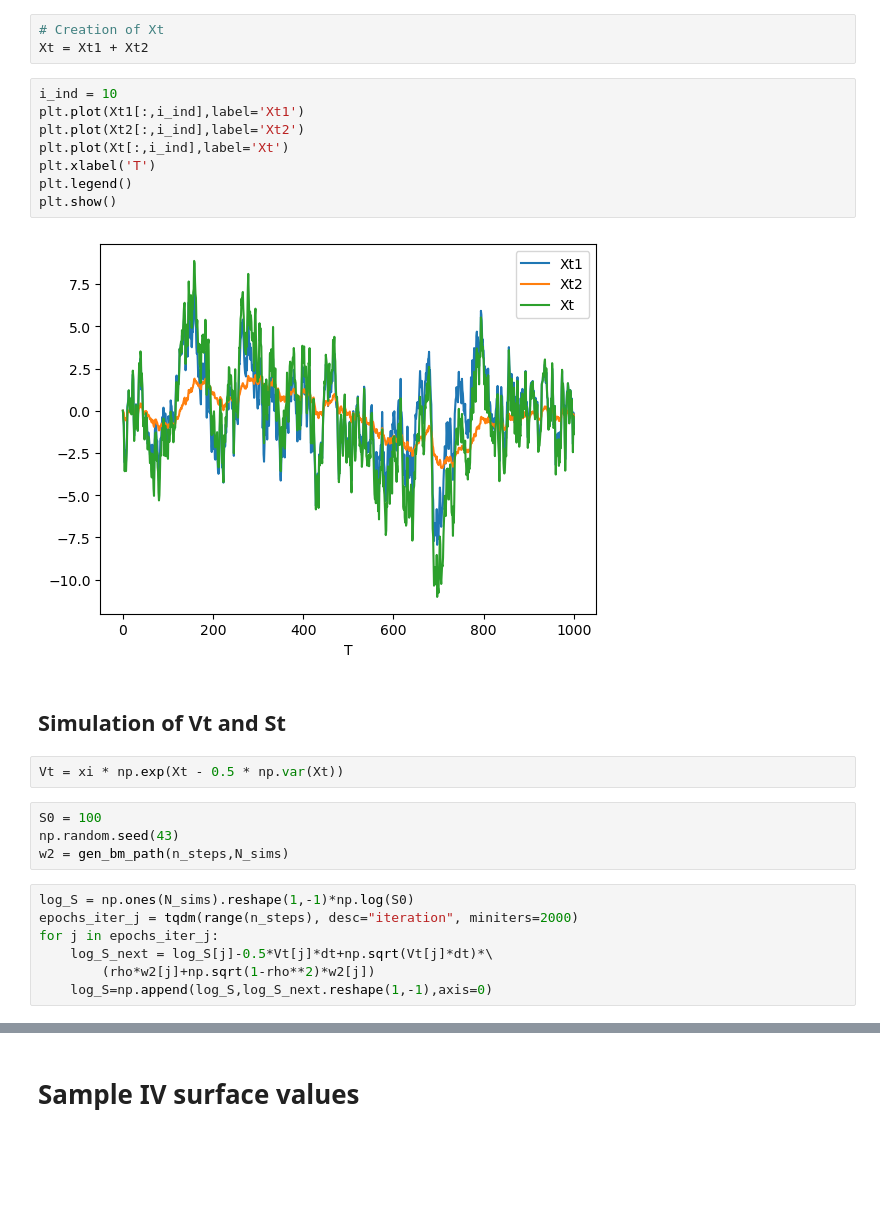
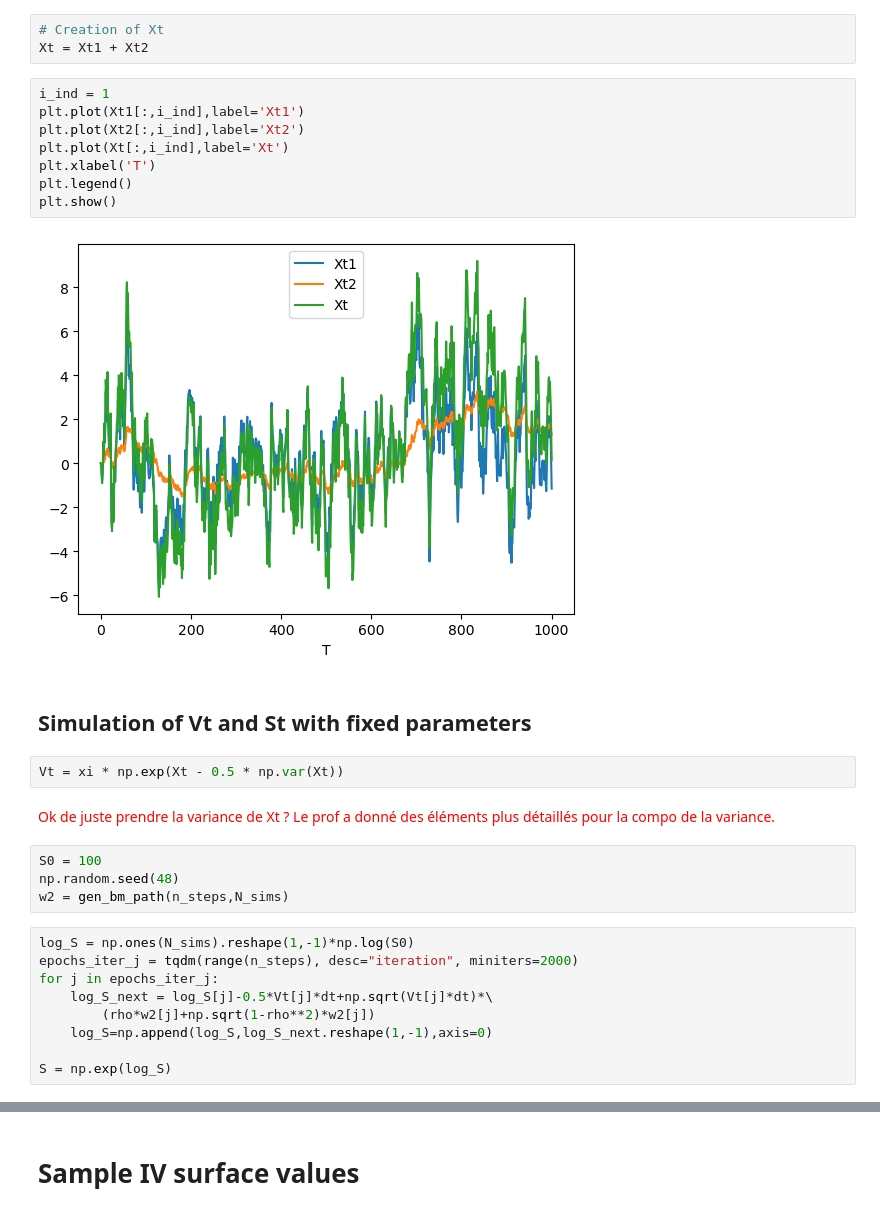
Before and after one commit to pottierc/Project_2f_bergomi, a Jupyter notebook: 01. Working_Space/Project_2f_bergomi.ipynb, the cells around one changed output, grey strips where cells are left out. Cells and saved outputs as stored; diff of their text form; blank space fills up the shorter version.

```diff
--- a/01. Working_Space/Project_2f_bergomi.ipynb
+++ b/01. Working_Space/Project_2f_bergomi.ipynb
@@ -131,22 +150,24 @@ Xt2 = eta_2*Xt2
 # Creation of Xt
 Xt = Xt1 + Xt2
 # %%
-i_ind = 10
+i_ind = 1
 plt.plot(Xt1[:,i_ind],label='Xt1')
 plt.plot(Xt2[:,i_ind],label='Xt2')
 plt.plot(Xt[:,i_ind],label='Xt')
 plt.xlabel('T')
 plt.legend()
 plt.show()
 # %% [output]
-[figure, old version]
+[figure, new version]
 # %% [markdown]
-## Simulation of Vt and St
+## Simulation of Vt and St with fixed parameters
 # %%
 Vt = xi * np.exp(Xt - 0.5 * np.var(Xt))
+# %% [markdown]
+<span style="color:red">Ok de juste prendre la variance de Xt ? Le prof a donné des éléments plus détaillés pour la compo de la variance.</span>
 # %%
 S0 = 100
-np.random.seed(43)
+np.random.seed(48)
 w2 = gen_bm_path(n_steps,N_sims)
 # %%
 log_S = np.ones(N_sims).reshape(1,-1)*np.log(S0)
@@ -155,4 +176,6 @@ for j in epochs_iter_j:
     log_S_next = log_S[j]-0.5*Vt[j]*dt+np.sqrt(Vt[j]*dt)*\
         (rho*w2[j]+np.sqrt(1-rho**2)*w2[j])
     log_S=np.append(log_S,log_S_next.reshape(1,-1),axis=0)
+
+S = np.exp(log_S)
 # %%
```
Also changed, not shown: parts of 18 cells of this notebook.
